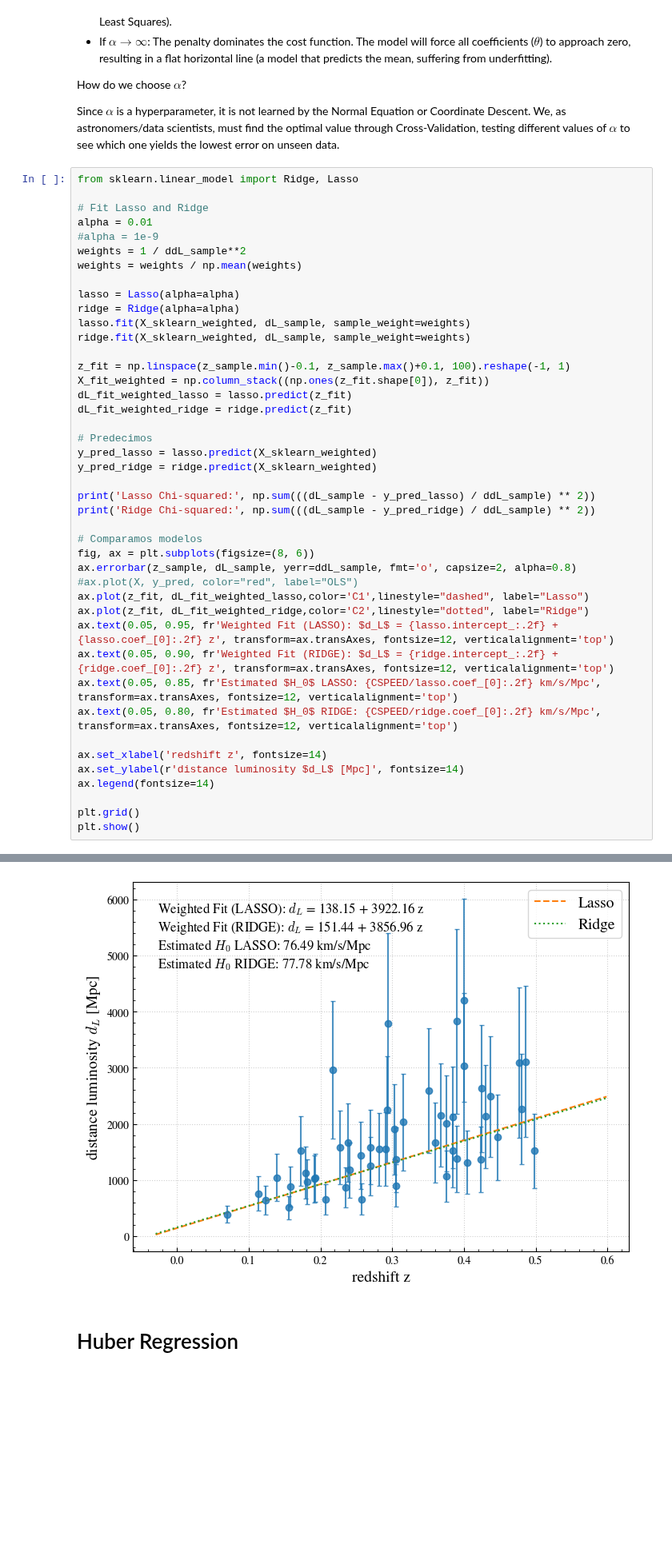
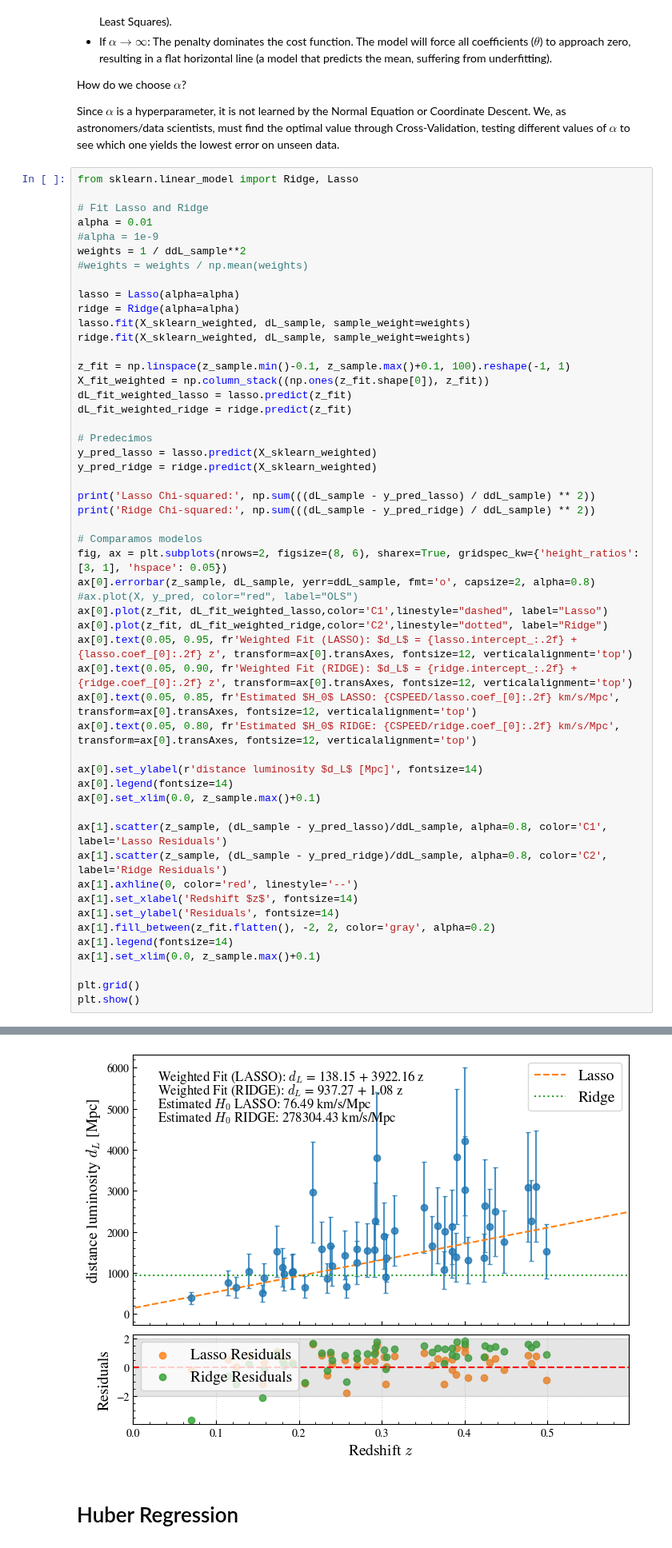
Before and after one commit to jurados/AS4501_Astroinformatic, a Jupyter notebook: Auxiliar/AUX1_LinearRegression.ipynb, the cells around one changed output, grey strips where cells are left out. Shown at 80% size. Drawn from its saved outputs; the diff is of its cells as text; blank space fills up the shorter version.

```diff
--- a/Auxiliar/AUX1_LinearRegression.ipynb
+++ b/Auxiliar/AUX1_LinearRegression.ipynb
@@ -418,7 +435,7 @@ from sklearn.linear_model import Ridge, Lasso
 alpha = 0.01
 #alpha = 1e-9
 weights = 1 / ddL_sample**2
-weights = weights / np.mean(weights)
+#weights = weights / np.mean(weights)
 
 lasso = Lasso(alpha=alpha)
 ridge = Ridge(alpha=alpha)
@@ -438,19 +455,28 @@ print('Lasso Chi-squared:', np.sum(((dL_sample - y_pred_lasso) / ddL_sample) **
 print('Ridge Chi-squared:', np.sum(((dL_sample - y_pred_ridge) / ddL_sample) ** 2))
 
 # Comparamos modelos
-fig, ax = plt.subplots(figsize=(8, 6))
-ax.errorbar(z_sample, dL_sample, yerr=ddL_sample, fmt='o', capsize=2, alpha=0.8)
+fig, ax = plt.subplots(nrows=2, figsize=(8, 6), sharex=True, gridspec_kw={'height_ratios': [3, 1], 'hspace': 0.05})
+ax[0].errorbar(z_sample, dL_sample, yerr=ddL_sample, fmt='o', capsize=2, alpha=0.8)
 #ax.plot(X, y_pred, color="red", label="OLS")
-ax.plot(z_fit, dL_fit_weighted_lasso,color='C1',linestyle="dashed", label="Lasso")
-ax.plot(z_fit, dL_fit_weighted_ridge,color='C2',linestyle="dotted", label="Ridge")
-ax.text(0.05, 0.95, fr'Weighted Fit (LASSO): $d_L$ = {lasso.intercept_:.2f} + {lasso.coef_[0]:.2f} z', transform=ax.transAxes, fontsize=12, verticalalignment='top')
-ax.text(0.05, 0.90, fr'Weighted Fit (RIDGE): $d_L$ = {ridge.intercept_:.2f} + {ridge.coef_[0]:.2f} z', transform=ax.transAxes, fontsize=12, verticalalignment='top')
-ax.text(0.05, 0.85, fr'Estimated $H_0$ LASSO: {CSPEED/lasso.coef_[0]:.2f} km/s/Mpc', transform=ax.transAxes, fontsize=12, verticalalignment='top')
-ax.text(0.05, 0.80, fr'Estimated $H_0$ RIDGE: {CSPEED/ridge.coef_[0]:.2f} km/s/Mpc', transform=ax.transAxes, fontsize=12, verticalalignment='top')
+ax[0].plot(z_fit, dL_fit_weighted_lasso,color='C1',linestyle="dashed", label="Lasso")
+ax[0].plot(z_fit, dL_fit_weighted_ridge,color='C2',linestyle="dotted", label="Ridge")
+ax[0].text(0.05, 0.95, fr'Weighted Fit (LASSO): $d_L$ = {lasso.intercept_:.2f} + {lasso.coef_[0]:.2f} z', transform=ax[0].transAxes, fontsize=12, verticalalignment='top')
+ax[0].text(0.05, 0.90, fr'Weighted Fit (RIDGE): $d_L$ = {ridge.intercept_:.2f} + {ridge.coef_[0]:.2f} z', transform=ax[0].transAxes, fontsize=12, verticalalignment='top')
+ax[0].text(0.05, 0.85, fr'Estimated $H_0$ LASSO: {CSPEED/lasso.coef_[0]:.2f} km/s/Mpc', transform=ax[0].transAxes, fontsize=12, verticalalignment='top')
+ax[0].text(0.05, 0.80, fr'Estimated $H_0$ RIDGE: {CSPEED/ridge.coef_[0]:.2f} km/s/Mpc', transform=ax[0].transAxes, fontsize=12, verticalalignment='top')
 
-ax.set_xlabel('redshift z', fontsize=14)
-ax.set_ylabel(r'distance luminosity $d_L$ [Mpc]', fontsize=14)
-ax.legend(fontsize=14)
+ax[0].set_ylabel(r'distance luminosity $d_L$ [Mpc]', fontsize=14)
+ax[0].legend(fontsize=14)
+ax[0].set_xlim(0.0, z_sample.max()+0.1)
+
+ax[1].scatter(z_sample, (dL_sample - y_pred_lasso)/ddL_sample, alpha=0.8, color='C1', label='Lasso Residuals')
+ax[1].scatter(z_sample, (dL_sample - y_pred_ridge)/ddL_sample, alpha=0.8, color='C2', label='Ridge Residuals')
+ax[1].axhline(0, color='red', linestyle='--')
+ax[1].set_xlabel('Redshift $z$', fontsize=14)
+ax[1].set_ylabel('Residuals', fontsize=14)
+ax[1].fill_between(z_fit.flatten(), -2, 2, color='gray', alpha=0.2)
+ax[1].legend(fontsize=14)
+ax[1].set_xlim(0.0, z_sample.max()+0.1)
 
 plt.grid()
 plt.show()
@@ -460,4 +486,4 @@ Ridge Chi-squared: 32.47205710172128
-[figure, old version]
+[figure, new version]
 # %% [markdown]
 # Huber Regression
 # %% [markdown]
```
Also changed, not shown: parts of 12 cells of this notebook, 1 other file.
